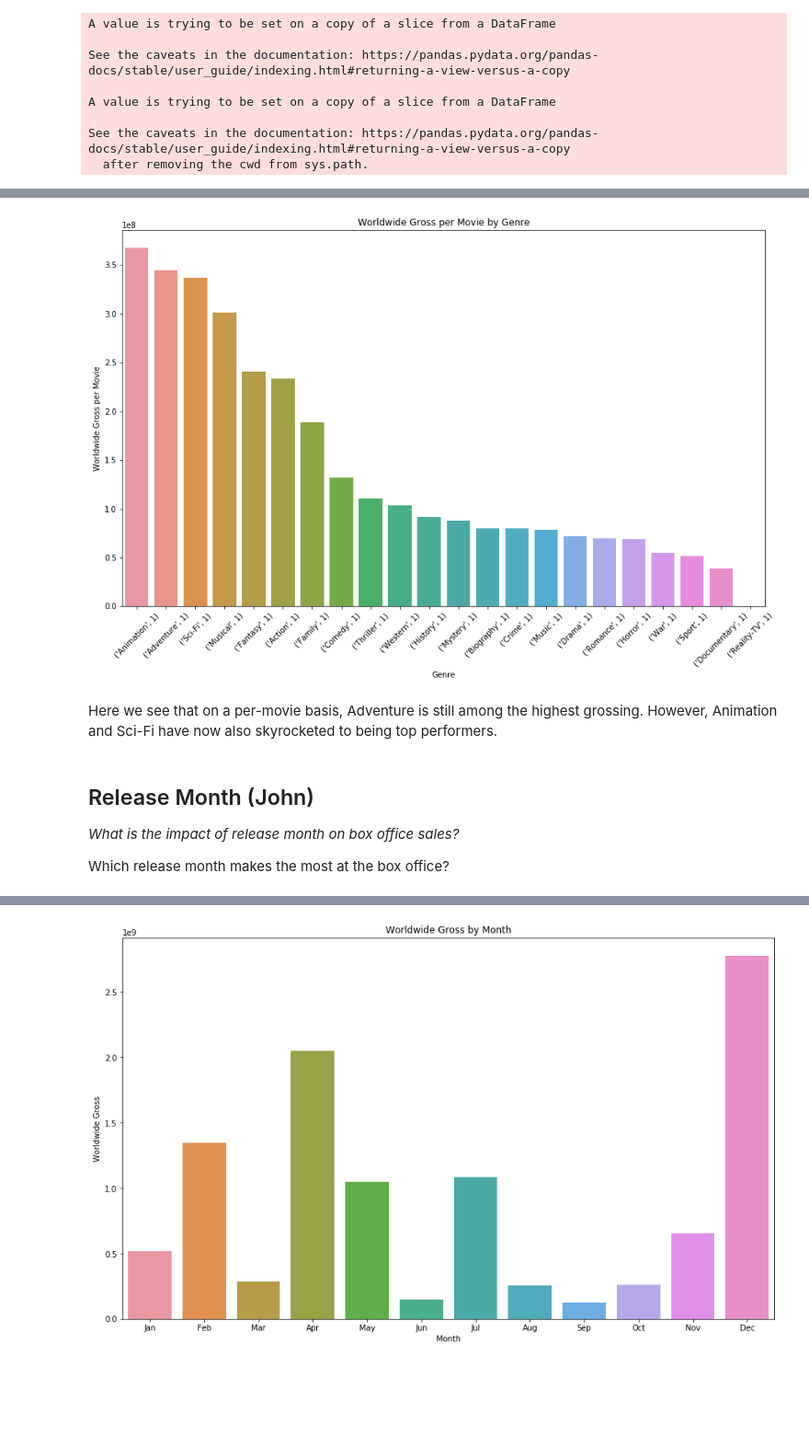
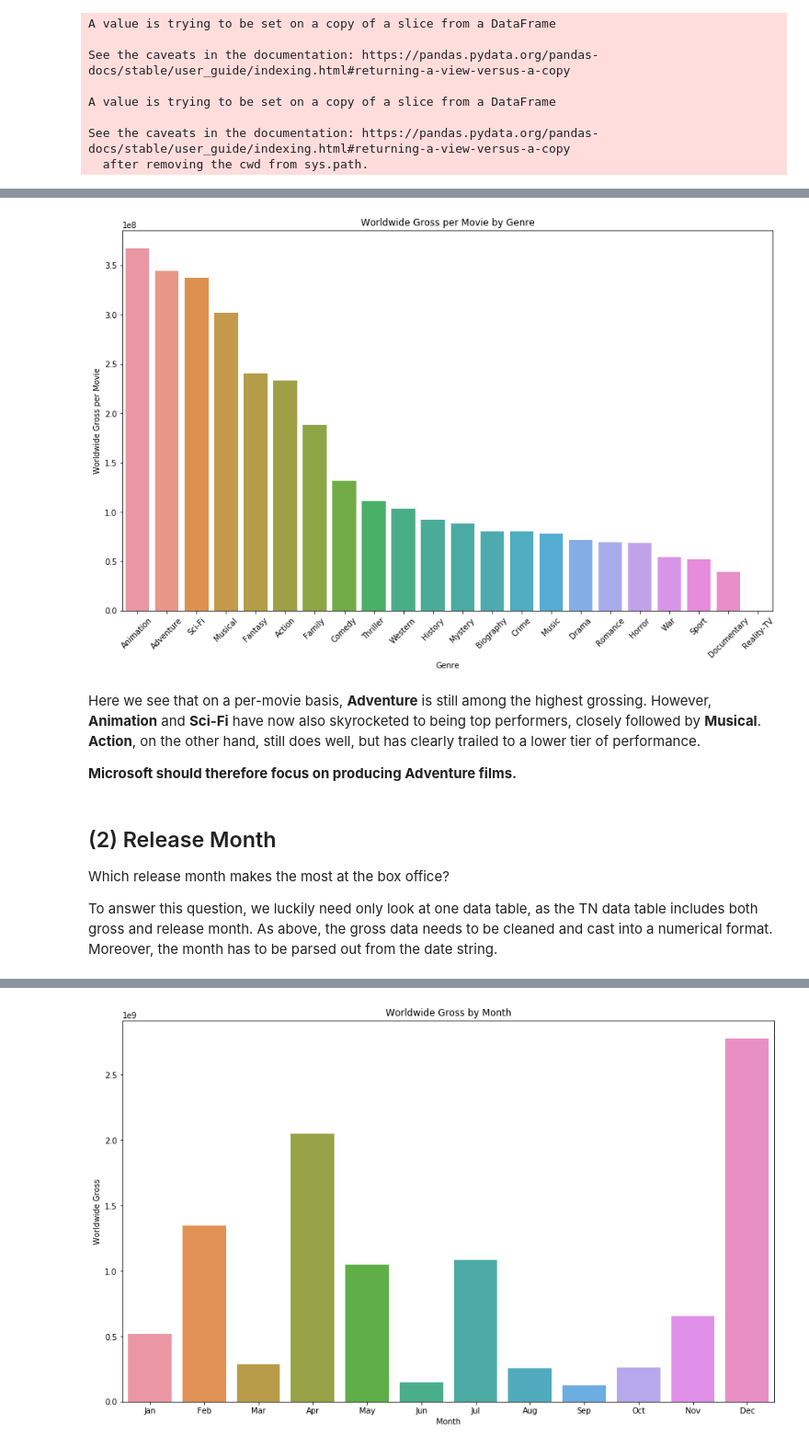
Before and after one commit to medoffc/carmijohngowalking, a Jupyter notebook: Carmi and John Walked 1,000 Miles.ipynb, the cells around one changed output, grey strips where cells are left out. Shown at 92% size. Saved outputs shown, nothing was run; the diff lists cells and outputs as text; code cells hidden in the pictures; blank space fills up the shorter version.

```diff
--- a/Carmi and John Walked 1,000 Miles.ipynb
+++ b/Carmi and John Walked 1,000 Miles.ipynb
@@ -95,3 +104,4 @@ See the caveats in the documentation: https://pandas.pydata.org/pandas-docs/stab
 # %%
-df_temp = df.melt(id_vars=['movie', 'start_year', 'runtime_minutes', 'genres', 'productionBudget', 'worldwideGross', 'genre_count'],
-        var_name='genre').groupby(['genre','value']).sum().filter(like='1', axis=0).sort_values(by='worldwideGross', ascending=False)
+df_mod = df.melt(id_vars=['movie', 'start_year', 'runtime_minutes', 'genres', 'productionBudget', 'worldwideGross', 'genre_count'],
+        var_name='genre').groupby(['genre','value']).sum().filter(like='1', axis=0).sort_values(by='worldwideGross', ascending=False).droplevel(1)
+df_mod
@@ -117,6 +152,7 @@ for i in all_genres:
     genre_movies['movies'][i] = df[i].sum()
 genre_movies
 
-df_temp = df_temp.join(genre_movies, how='inner', on='genre')
-df_temp['per_movie'] = df_temp.worldwideGross / df_temp.movies
-df_temp = df_temp.sort_values(by='per_movie', ascending=False)
+df_mod = df_mod.join(genre_movies, how='inner', on='genre')
+df_mod['per_movie_gross'] = df_mod.worldwideGross / df_mod.movies
+df_mod = df_mod.sort_values(by='per_movie_gross', ascending=False)
+df_mod
@@ -123,21 +178,23 @@ df_temp = df_temp.sort_values(by='per_movie', ascending=False)
 # %%
 plt.figure(figsize=(15,9))
-sns.barplot(df_temp.index, df_temp.per_movie)
+sns.barplot(df_mod.index, df_mod.per_movie_gross)
 plt.xlabel("Genre")
 plt.ylabel("Worldwide Gross per Movie")
 plt.title("Worldwide Gross per Movie by Genre")
 plt.xticks(rotation=45)
 plt.show()
 # %% [output]
-[figure, old version]
+[figure, new version]
 # %% [markdown]
-Here we see that on a per-movie basis, Adventure is still among the highest grossing. However, Animation and Sci-Fi have now also skyrocketed to being top performers.
+Here we see that on a per-movie basis, **Adventure** is still among the highest grossing. However, **Animation** and **Sci-Fi** have now also skyrocketed to being top performers, closely followed by **Musical**. **Action**, on the other hand, still does well, but has clearly trailed to a lower tier of performance.
+
+**Microsoft should therefore focus on producing Adventure films.**
-# %% [markdown]
-## Release Month (John)
-
-*What is the impact of release month on box office sales?*
-
-Which release month makes the most at the box office?
+# %% [markdown]
+## (2) Release Month
+
+Which release month makes the most at the box office?
+
+To answer this question, we luckily need only look at one data table, as the TN data table includes both gross and release month. As above, the gross data needs to be cleaned and cast into a numerical format. Moreover, the month has to be parsed out from the date string.
 # %%
 df = pd.read_sql_query('''
     SELECT SUBSTRING(release_date, 1, 3) AS release_month,
```
Also changed, not shown: parts of 19 cells of this notebook.
